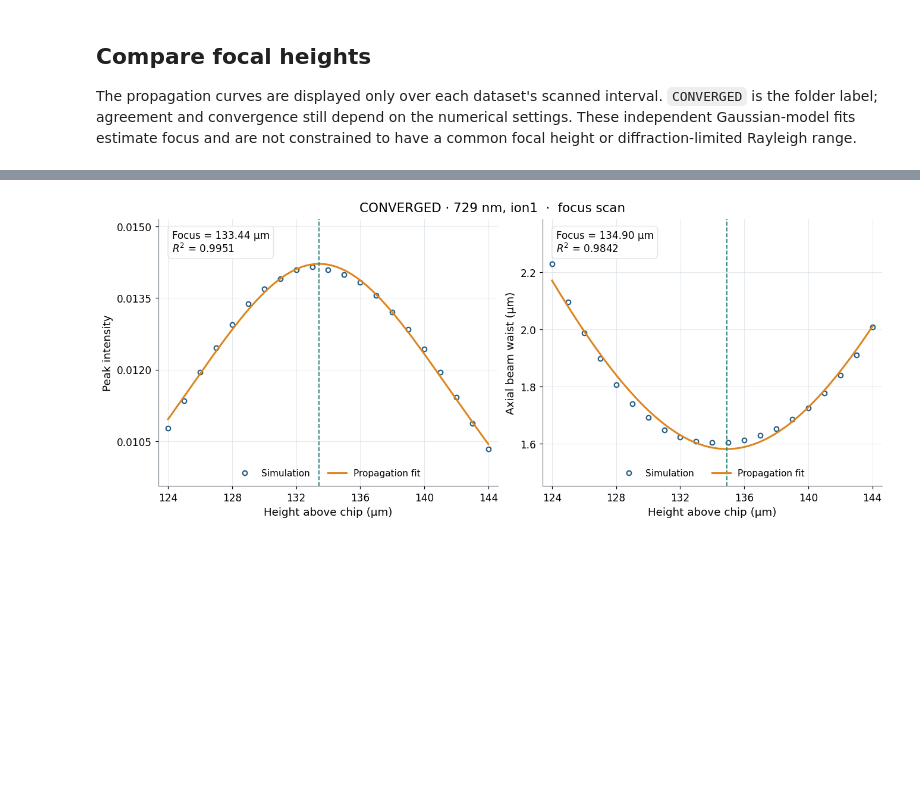
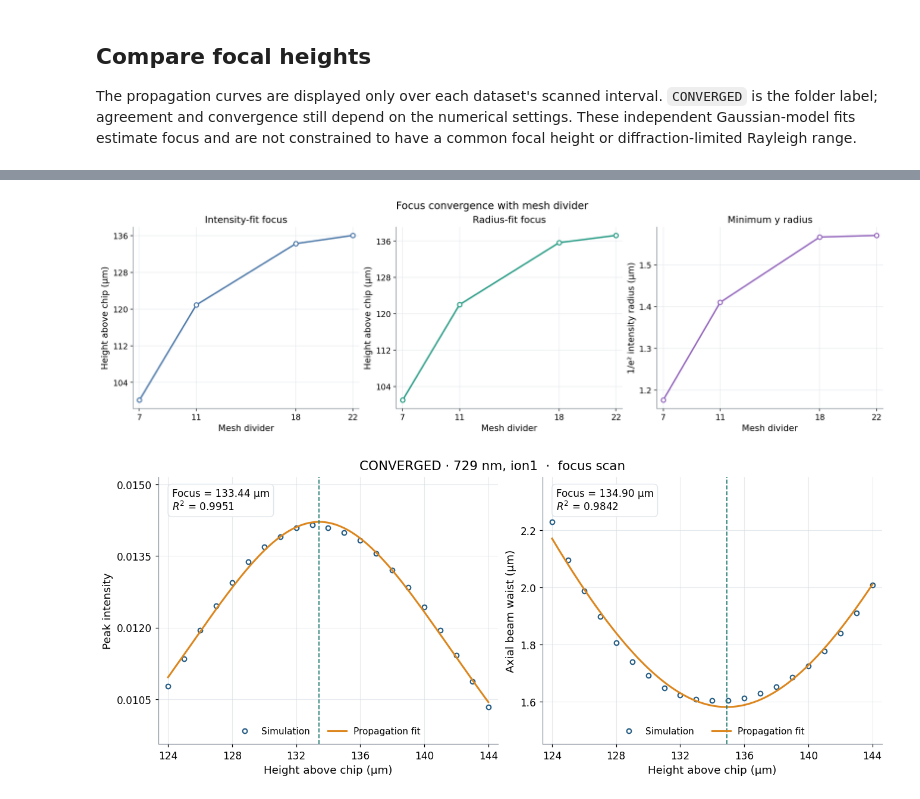
Before and after one commit to yiyangzhi3/integrated_trapped_ions, a Jupyter notebook: Analysis/Mesh_convergence_study.ipynb, the cells around one changed output, grey strips where cells are left out. Saved outputs shown, nothing was run; the diff lists cells and outputs as text; code cells hidden in the pictures; blank space fills up the shorter version.

```diff
--- a/Analysis/Mesh_convergence_study.ipynb
+++ b/Analysis/Mesh_convergence_study.ipynb
@@ -190,3 +233,10 @@ All focal heights below are **above the chip surface**.
+# %%
+# The same four cases, plotted against mesh divider to inspect convergence.
+fig_mesh_focus_convergence = plot_focus_mesh_convergence(comparison_mesh_dividers, comparison_scans)
+focus_figures["mesh_focus_convergence"] = fig_mesh_focus_convergence
+plt.show()
+# %% [output]
+[figure, added]
 # %%
 # CONVERGED ion1: peak intensity and axial (narrow-axis) waist versus height.
 ion1_data_dir = RESULTS_ROOT / "focus_investigate/CONVERGED/729_nm_ion1"
```
Also changed, not shown: parts of 6 cells of this notebook, 14 other files.
